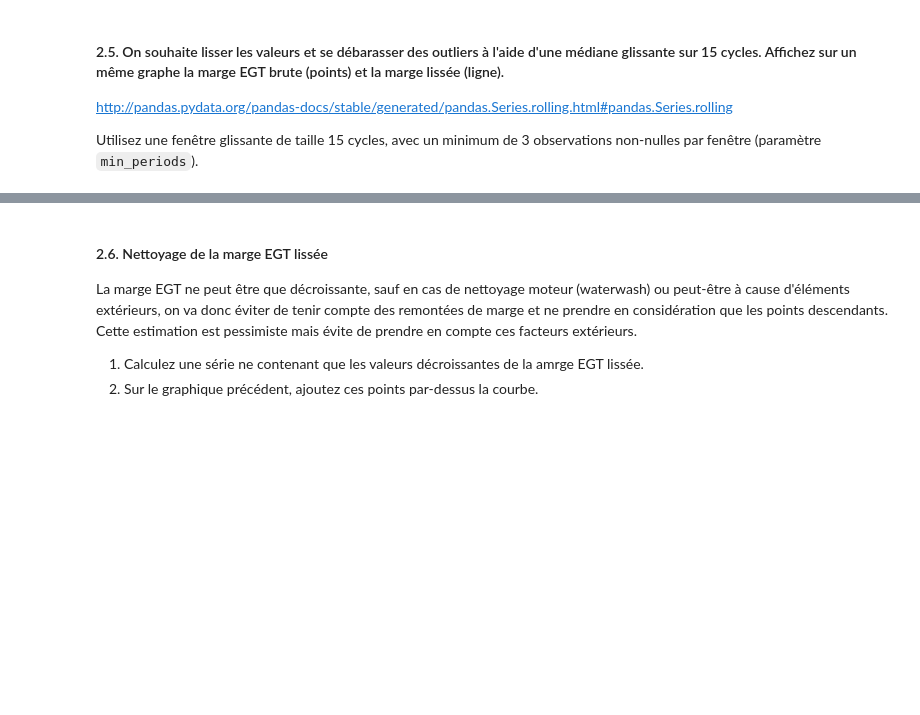
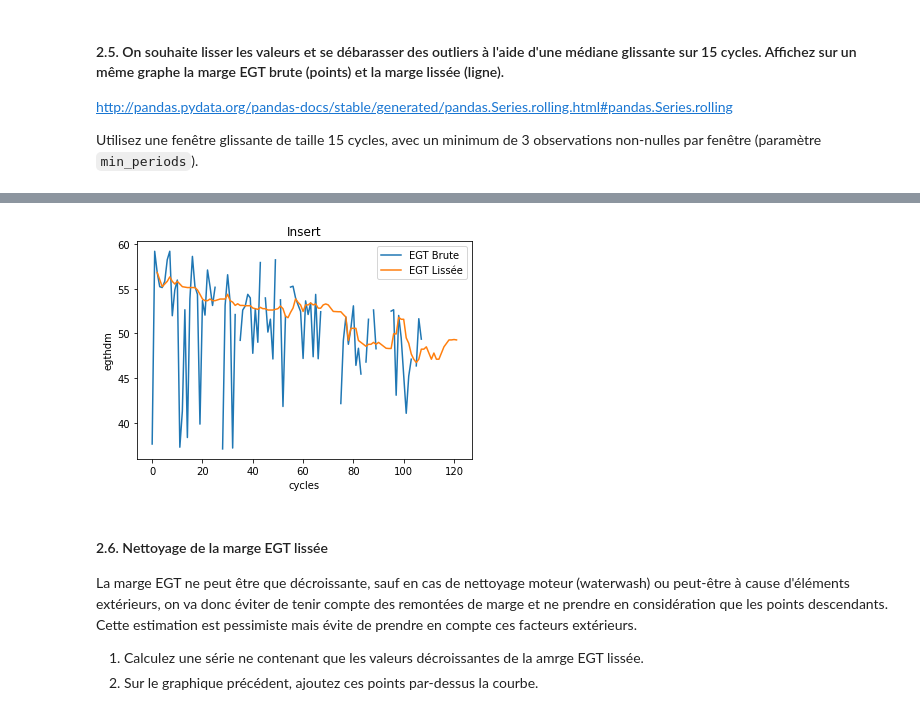
Before and after one commit to Davidson-Lova/TD_stats, a Jupyter notebook: TD3/TD3.ipynb, the cells around one changed output, grey strips where cells are left out. Cells and saved outputs as stored; diff of their text form; code cells hidden in the pictures; blank space fills up the shorter version.

```diff
--- a/TD3/TD3.ipynb
+++ b/TD3/TD3.ipynb
@@ -163,0 +156,3 @@ dtype: int64
+# %%
+eng179 = data_accars_clean[data_accars_clean["engine_number"].isin([179])]
+print(eng179.head())
@@ -168,3 +208,6 @@ On constate que sur un même cycle, il peut y avoir 2 valeurs de la variable `eg
 
 1. Utilisez une aggrégation pour obtenir la plus grande valeur à chaque cycle et stockez le résultat dans une Series pandas appelée 'egt'.
 2. Ré-indexez le DataFrame pour avoir une ligne pour tout nombre de cycles (indice : passez par la méthode reindex).
+# %%
+egt = eng179.groupby(by = ["cycles"]).max().loc[:,"egthdm"]
+np.asarray(egt)
@@ -170,0 +228,3 @@ On constate que sur un même cycle, il peut y avoir 2 valeurs de la variable `eg
+# %%
+egt = egt.reindex(range(int(max(np.unique(eng179.loc[:, "cycles"])))))
+np.asarray(egt)
@@ -173,3 +251,6 @@ On constate que sur un même cycle, il peut y avoir 2 valeurs de la variable `eg
 http://pandas.pydata.org/pandas-docs/stable/generated/pandas.Series.rolling.html#pandas.Series.rolling
 
 Utilisez une fenêtre glissante de taille 15 cycles, avec un minimum de 3 observations non-nulles par fenêtre (paramètre `min_periods`).
+# %%
+egt_lisse = egt.rolling(window = 15, min_periods= 3).median()
+np.asarray(egt_lisse)
@@ -176,3 +275,14 @@ Utilisez une fenêtre glissante de taille 15 cycles, avec un minimum de 3 observ
+# %%
+plt.figure()
+plt.plot(np.array(egt),label = "EGT Brute")
+plt.plot(np.array(egt_lisse), label = "EGT Lissée")
+plt.xlabel("cycles")
+plt.ylabel("egthdm")
+plt.title("Insert")
+plt.legend()
+plt.show()
+# %% [output]
+[figure, added]
 # %% [markdown]
 #### 2.6. Nettoyage de la marge EGT lissée
 
```
Also changed, not shown: parts of 24 cells of this notebook.
